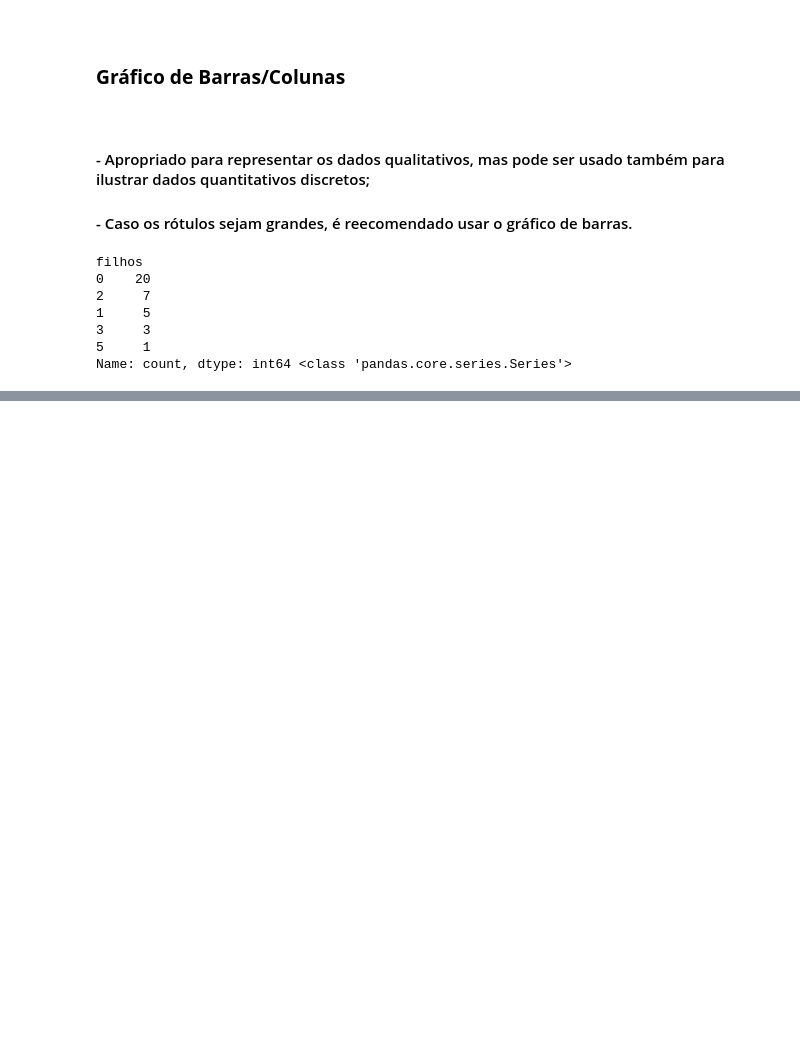
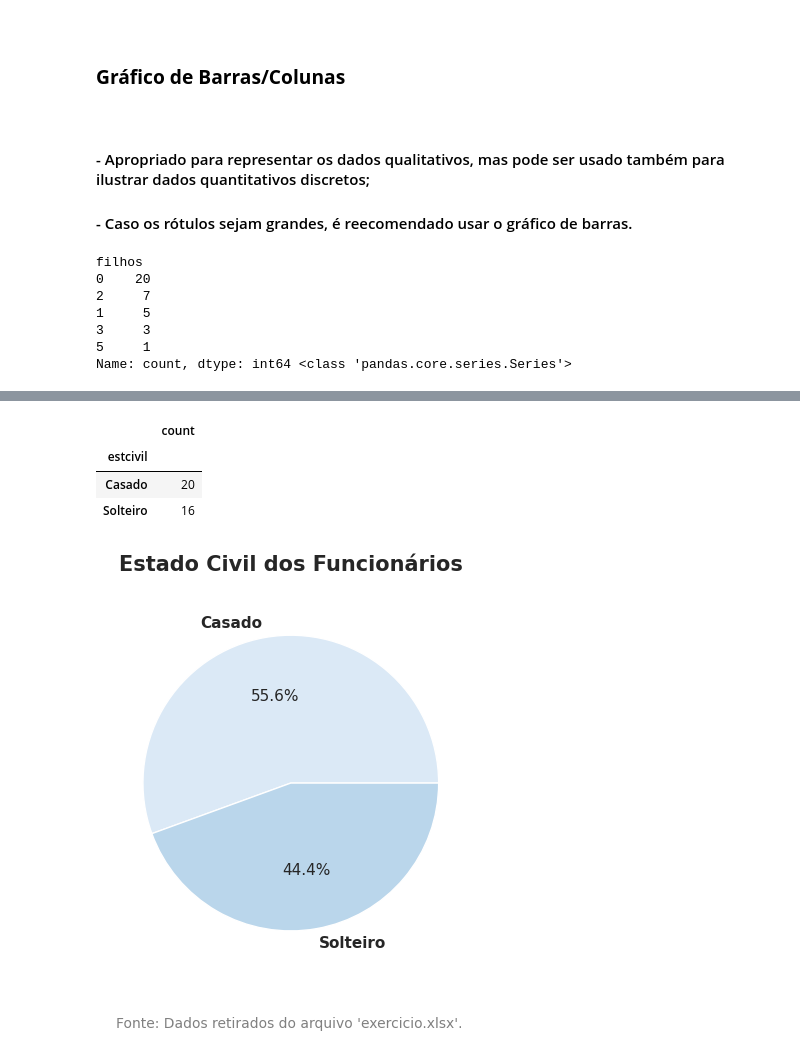
Before and after one commit to gcv-silva/Anotacoes-da-IC, a Jupyter notebook: análise_exploratoria_de_dados.ipynb, the cells around one changed output, grey strips where cells are left out. Saved outputs shown, nothing was run; the diff lists cells and outputs as text; code cells hidden in the pictures; blank space fills up the shorter version.

```diff
--- a/análise_exploratoria_de_dados.ipynb
+++ b/análise_exploratoria_de_dados.ipynb
@@ -512,0 +462,3 @@ plt.show()
+# %%
+estcivil = df_exercicio['estcivil'].value_counts()
+estcivil # Onde 2 é casado e 1 é solteiro
@@ -512,0 +471,39 @@ plt.show()
+# %%
+estcivil = pd.DataFrame(estcivil)
+estcivil.rename(index = {1:'Solteiro', 2:'Casado'}, inplace=True)
+estcivil # Apenas renomeei com base no dicionário
+# %% [output]
+|  | count |
+| estcivil |  |
+| Casado | 20 |
+| Solteiro | 16 |
+# %%
+# Exemplo de Gráfico de Setores
+
+palette_color = sns.color_palette('Blues')
+
+patches, texts, autotexts = plt.pie(
+    estcivil['count'], # plt.pie() não utiliza a sintaxe data
+    labels=estcivil.index,
+    colors=palette_color, # colors (X color)
+    autopct='%1.1f%%', # indica o valor percentual dos dados
+    textprops={'fontsize':11}
+)
+
+for text in texts:
+    text.set_fontweight('bold')
+
+for autotext in autotexts:
+    autotext.set_fontweight('normal')
+
+plt.title('Estado Civil dos Funcionários', size=15, weight='bold', pad=20)
+
+plt.text(
+    x=-1.18, y=-1.65,
+    s='Fonte: Dados retirados do arquivo \'exercicio.xlsx\'.',
+    fontsize=10, color='gray'
+    )
+
+plt.show()
+# %% [output]
+[figure, added]
```
Also changed, not shown: parts of 31 cells of this notebook.
